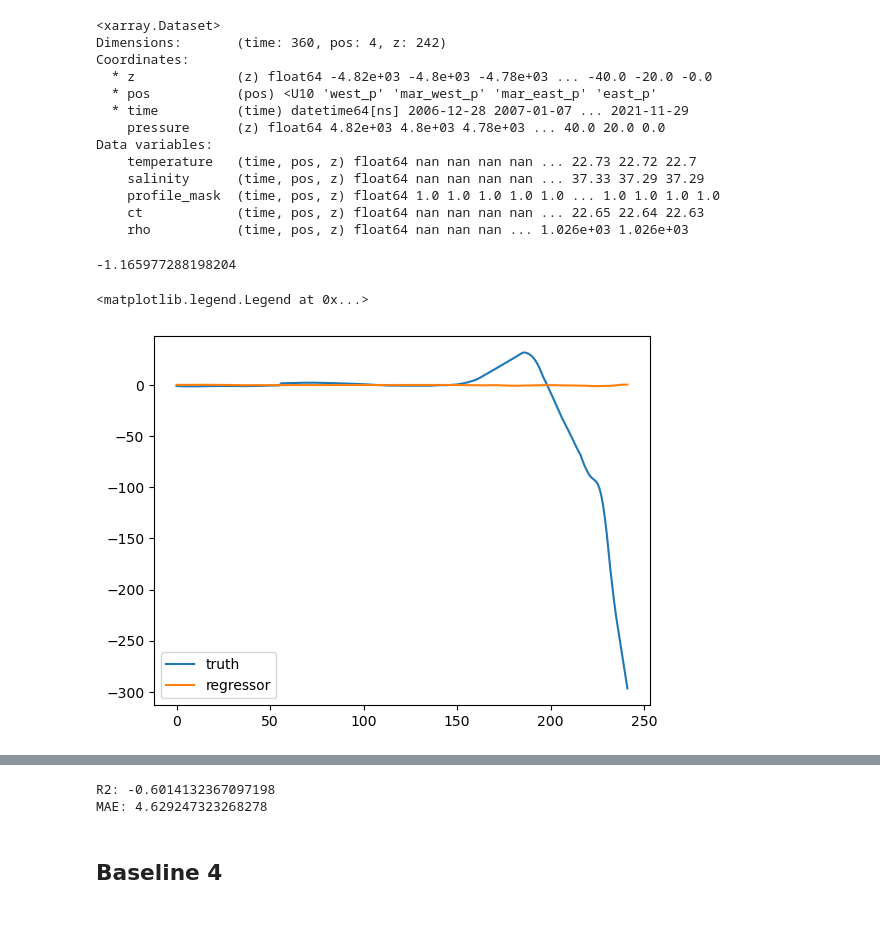
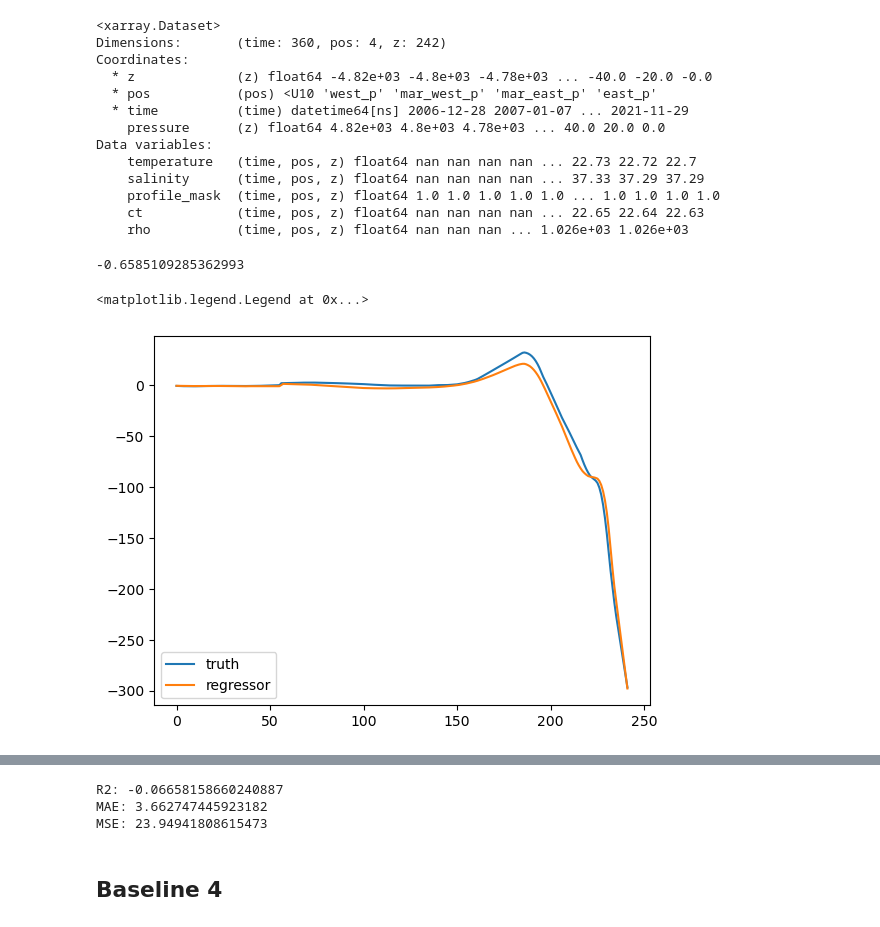
Before and after one commit to ywoelker/rapid-geostrophic-reconstruction, a Jupyter notebook: rapid_umo_reconstruction/06_argo_prediction.ipynb, the cells around one changed output, grey strips where cells are left out. Saved outputs shown, nothing was run; the diff lists cells and outputs as text; code cells hidden in the pictures.

Commit message:
prediction of the AMOC by single argo profiles.

```diff
--- a/rapid_umo_reconstruction/06_argo_prediction.ipynb
+++ b/rapid_umo_reconstruction/06_argo_prediction.ipynb
@@ -532,11 +527,14 @@ for i in range(ds_argo_merged_10days.time.shape[0]):
     ds_argo_compartment_list.append(ds_compartment_ti)
     time_is_argo_compartment_list.append(i)
 
+ds_argo_compartment_before_smooth = xr.concat(ds_argo_compartment_list, dim = 'time').assign_coords(time = ds_argo_merged_10days.time.isel(time = time_is_argo_compartment_list))
 
-ds_argo_compartment = xr.concat(ds_argo_compartment_list, dim = 'time').assign_coords(time = ds_argo_merged_10days.time.isel(time = time_is_argo_compartment_list))
+ds_argo_compartment_before_smooth['lon'] = ds_argo_compartment_before_smooth.lon.median('z')
 
-
-ds_argo_compartment = ds_argo_compartment.resample(time = time_smoothing).mean()
+if time_smoothing != '10D':
+    ds_argo_compartment = ds_argo_compartment_before_smooth.resample(time = time_smoothing).mean()
+else:
+    ds_argo_compartment = ds_argo_compartment_before_smooth
 ds_argo_compartment = ds_argo_compartment.where(ds_argo_compartment.profile_mask == 1, drop = True)
 
 
@@ -904,25 +894,25 @@ from sklearn.gaussian_process import GaussianProcessRegressor
 from sklearn.gaussian_process.kernels import RBF, WhiteKernel, DotProduct
 # %%
 # regressor = Lasso(alpha=.1).fit(train_X, train_y)
-# regressor = Ridge(alpha=.3).fit(train_X, train_y_scaled)
-regressor = RidgeCV(alphas=[.01, .05,.08,.1, .15,.3, .5, 1, 5, 10]).fit(train_X, train_y_scaled)
+regressor = Ridge(alpha=.68).fit(train_X, train_y_scaled)
+# regressor = RidgeCV(alphas=[.01, .05,.08,.1, .15,.3, .5, 1, 5, 10]).fit(train_X, train_y_scaled)
 # regressor = GaussianProcessRegressor(DotProduct() + WhiteKernel()).fit(train_X, train_y)
 # regressor = MLPRegressor(hidden_layer_sizes=(1024,1024, 512), max_iter=1000, alpha=.001,
                     # solver='adam', verbose=10,  random_state=21,tol=0.000000001, learning_rate_init=1e-3, learning_rate='adaptive', validation_fraction=.1, early_stopping=True, n_iter_no_change=40).fit(train_X, train_y_scaled)
 # %%
 regressor.score(test_X, test_y_scaled)#, regressor.alpha_
 # %% [output]
--1.165977288198204
+-0.6585109285362993
 # %%
 import matplotlib.pyplot as plt
 i = 3
 
 plt.plot(test_y[i], label = 'truth')
-plt.plot(regressor.predict(test_X)[i], label = 'regressor')
+plt.plot(((regressor.predict(test_X) * std_per_z) + mean_per_z)[i], label = 'regressor')
 plt.legend()
 # %% [output]
 <matplotlib.legend.Legend at 0x...>
-[figure, old version]
+[figure, new version]
 # %%
 
 def prediction_to_tranport(prediction, time_array, z_array ):
@@ -960,9 +950,11 @@ from sklearn.metrics import r2_score, mean_absolute_error
 # %%
 print(f'R2: {r2_score(t_umo_obs.sel(time = transp_umo_prediction.time, method = "nearest").dv_dz_times_X.values, transp_umo_prediction.values)}')
 print(f'MAE: {mean_absolute_error(t_umo_obs.sel(time = transp_umo_prediction.time, method = "nearest").dv_dz_times_X.values, transp_umo_prediction.values)}')
+print(f'MSE: {mean_squared_error(t_umo_obs.sel(time = transp_umo_prediction.time, method = "nearest").dv_dz_times_X.values, transp_umo_prediction.values)}')
 # %% [output]
-R2: -0.6014132367097198
-MAE: 4.629247323268278
+R2: -0.06658158660240887
+MAE: 3.662747445923182
+MSE: 23.94941808615473
 # %% [markdown]
 ## Baseline 4
 # %%
```
Also changed, not shown: parts of 61 cells of this notebook.
